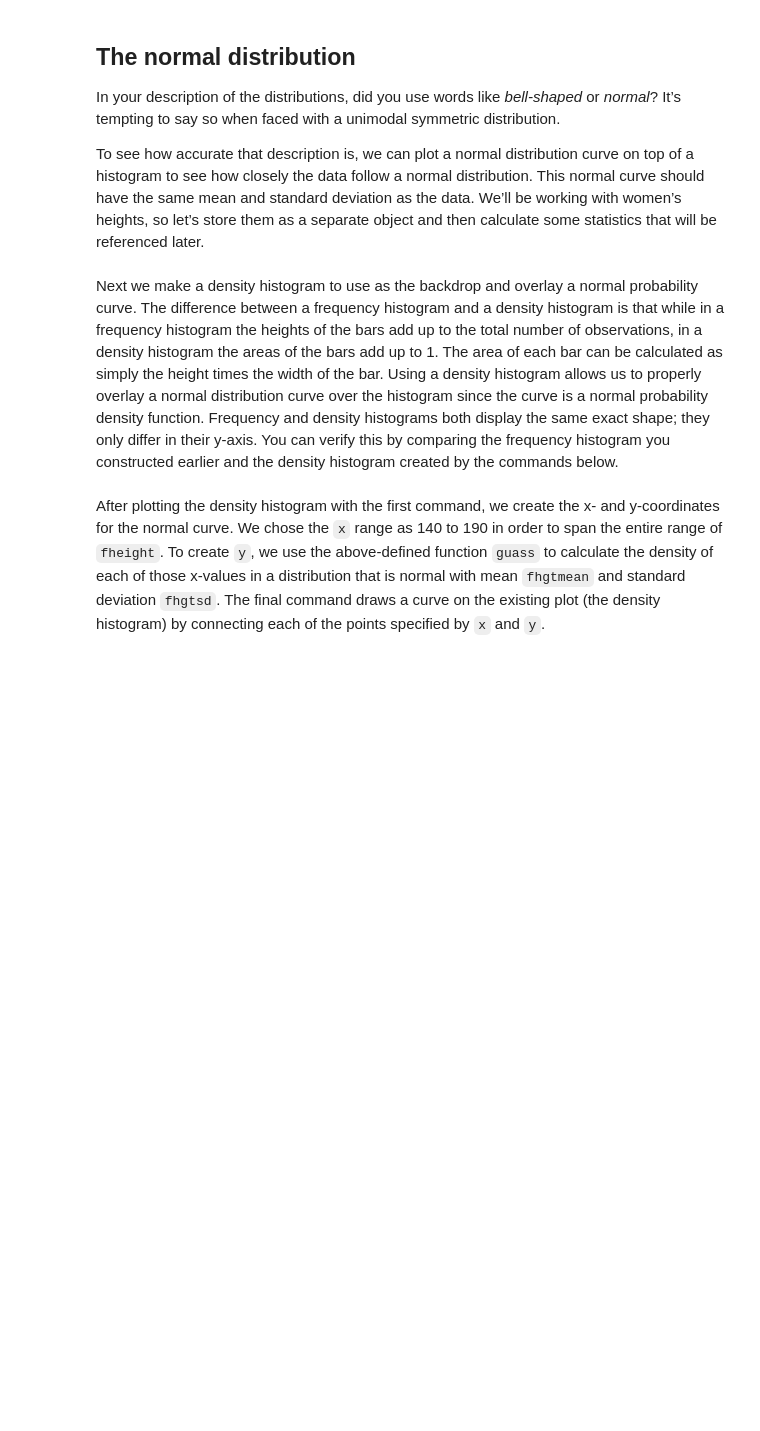
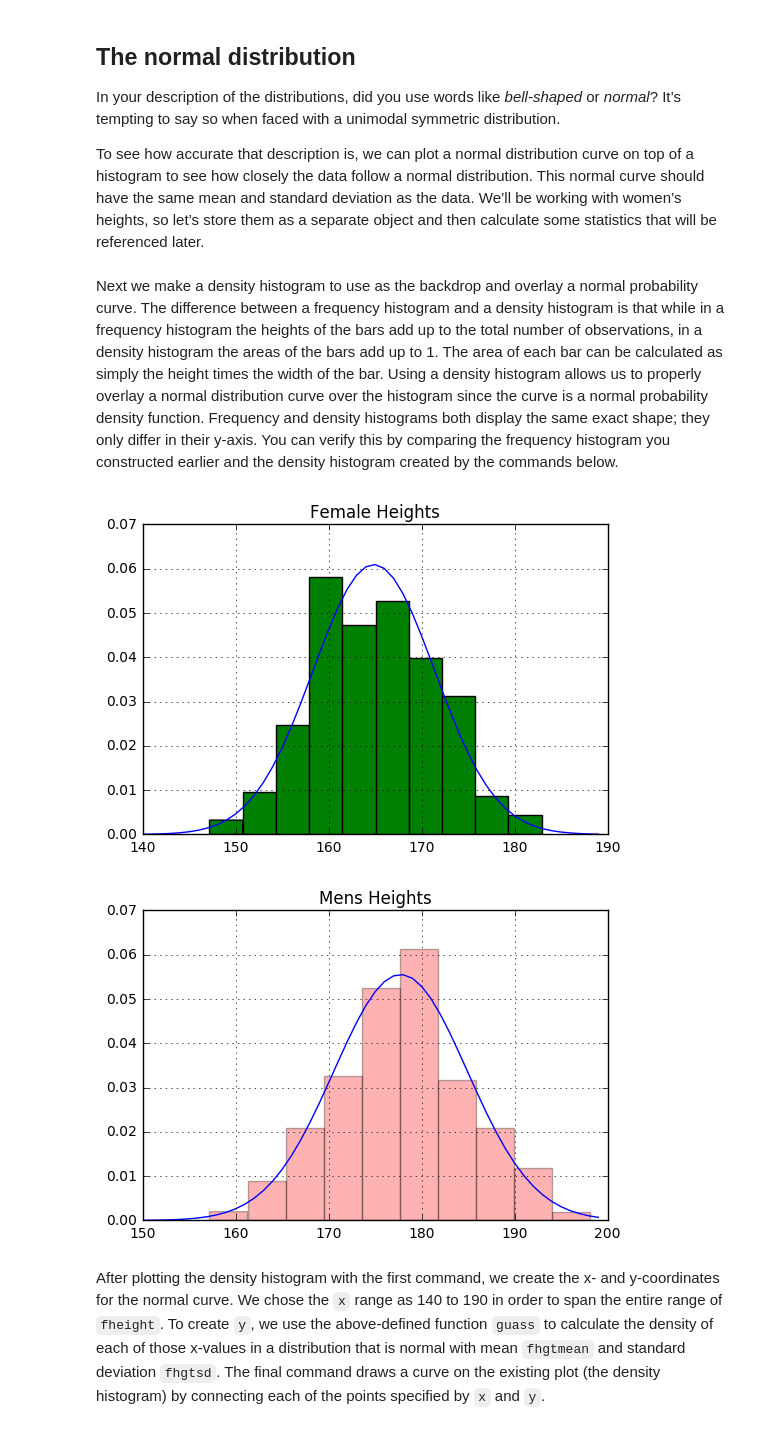
Before and after one commit to hackoregon/hack-university-data-science, a Jupyter notebook: Lessons/4_Probability/Lesson4_Distributions.ipynb, the cells around one changed output. Saved outputs shown, nothing was run; the diff lists cells and outputs as text; code cells hidden in the pictures; blank space fills up the shorter version.

```diff
--- a/Lessons/4_Probability/Lesson4_Distributions.ipynb
+++ b/Lessons/4_Probability/Lesson4_Distributions.ipynb
@@ -39,10 +63,13 @@ To see how accurate that description is, we can plot a normal distribution curve
 # %%
 fhgtmean = fdims["hgt"].mean()
 fhgtstd = fdims["hgt"].std()
+
+mhgtmean = mdims["hgt"].mean()
+mhgtstd = mdims["hgt"].std()
 # %% [markdown]
 Next we make a density histogram to use as the backdrop and overlay a normal probability curve. The difference between a frequency histogram and a density histogram is that while in a frequency histogram the heights of the bars add up to the total number of observations, in a density histogram the areas of the bars add up to 1. The area of each bar can be calculated as simply the height times the width of the bar. Using a density histogram allows us to properly overlay a normal distribution curve over the histogram since the curve is a normal probability density function. Frequency and density histograms both display the same exact shape; they only differ in their y-axis. You can verify this by comparing the frequency histogram you constructed earlier and the density histogram created by the commands below.
 # %%
 # Define the gaussian distribution function
-def _gauss(x, mu=mean, sigma=std):
+def _gauss(x, mu, sigma):
     return 1/(sigma*np.sqrt(2*np.pi)) * np.exp(-0.5*pow((x-mu)/sigma,2))
 gauss = np.vectorize(_gauss)
@@ -54,3 +76,22 @@ ax.plot(xvals, yvals)
+# %%
+#show female histogram overlayed with normal distribution
+ax = fdims["hgt"].hist(normed=True, color = "green") # normed = True returns density histogram
+xvals = range(140, 190)
+yvals = gauss(xvals, fhgtmean, fhgtstd)
+plt.title("Female Heights")
+ax.plot(xvals, yvals)
+plt.show()
+
+#show male histogram overlayed with normal distribution
+ax = mdims["hgt"].hist(normed=True, color = "red", alpha = 0.3)
+xvals = range(150,200)
+yvals = gauss(xvals, mhgtmean,mhgtstd)
+ax.plot(xvals,yvals)
+plt.title("Mens Heights")
+plt.show()
+# %% [output]
+[figure, added]
+[figure, added]
 # %% [markdown]
 After plotting the density histogram with the first command, we create the x- and y-coordinates for the normal curve. We chose the `x` range as 140 to 190 in order to span the entire range of `fheight`. To create `y`, we use the above-defined function `guass` to calculate the density of each of those x-values in a distribution that is normal with mean `fhgtmean` and standard deviation `fhgtsd`. The final command draws a curve on the existing plot (the density histogram) by connecting each of the points specified by `x` and `y`.
 # %% [markdown]
```
Also changed, not shown: parts of 16 cells of this notebook, 1 other file.
